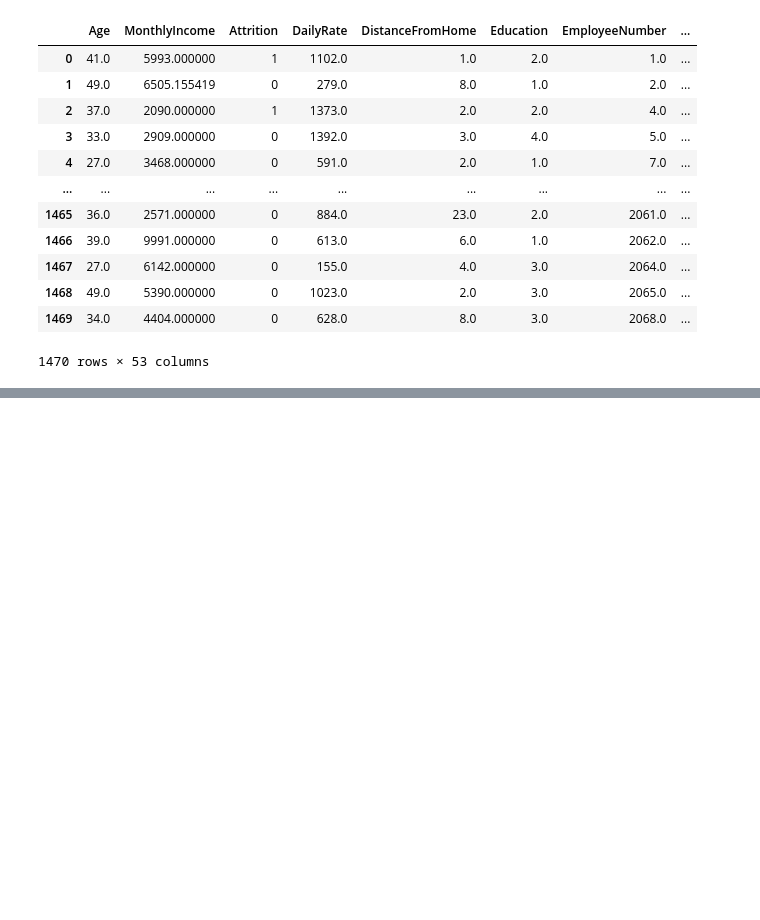
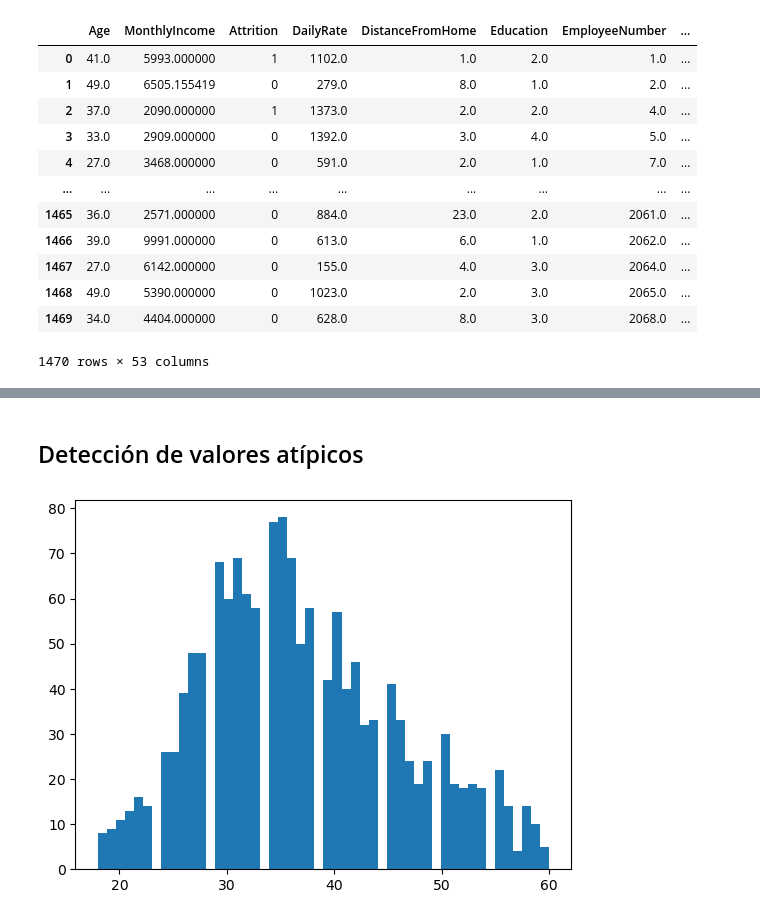
Before and after one commit to Reydi-01/Diplomado-IA-Reydi, a Jupyter notebook: Modulo_3/Proyecto_1/Importar_datos.ipynb, the cells around one changed output, grey strips where cells are left out. Drawn from its saved outputs; the diff is of its cells as text; code cells hidden in the pictures; blank space fills up the shorter version.

```diff
--- a/Modulo_3/Proyecto_1/Importar_datos.ipynb
+++ b/Modulo_3/Proyecto_1/Importar_datos.ipynb
@@ -648,0 +653,2 @@ df_clean.describe()
+# %% [markdown]
+## Detección de valores atípicos
@@ -648,0 +658,7 @@ df_clean.describe()
+# %%
+#vamos a hacer un histograma de nuestros datos para la columna edad
+plt.hist(df_clean['Age' ], bins =50)
+plt.show()
+#Un metodo sencillo para ver si hay datos atípicos es graficarlos como lo hicimos y si no se observa algún valor o patrón diferente, vamos bien
+# %% [output]
+[figure, added]
```
Also changed, not shown: parts of 17 cells of this notebook, 16 other files.
